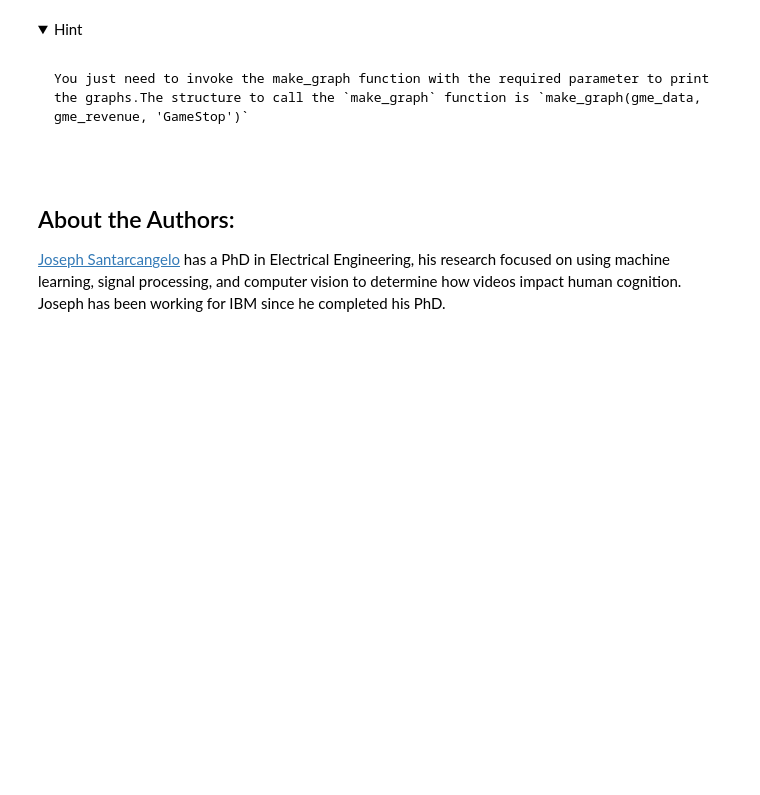
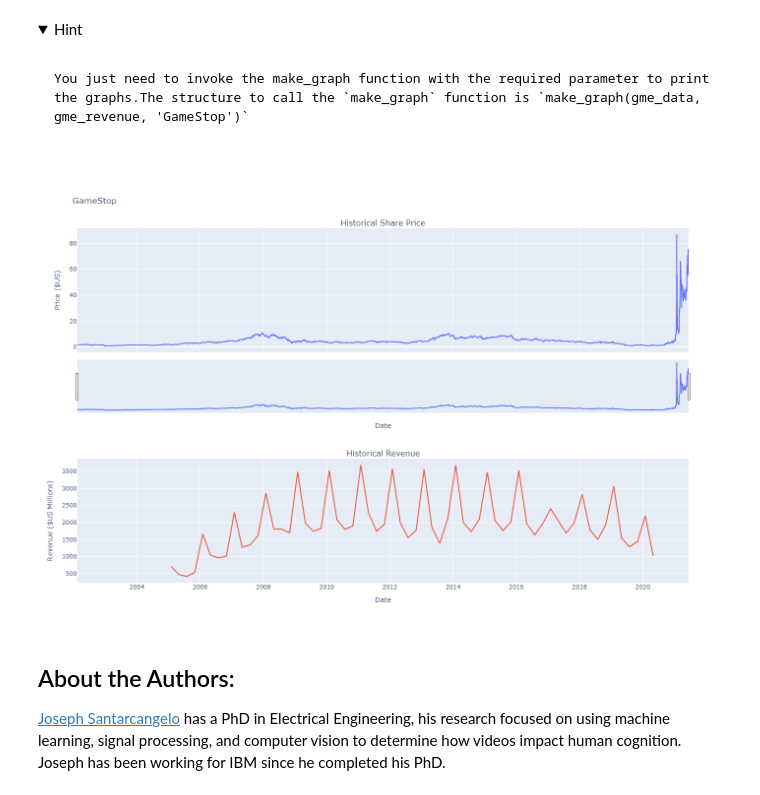
Before and after one commit to Jonathan-w05/FinalAsm1, a Jupyter notebook: Final Assignment.ipynb, the cells around one changed output. Drawn from its saved outputs; the diff is of its cells as text; code cells hidden in the pictures; folded sections open; blank space fills up the shorter version.

````diff
--- a/Final Assignment.ipynb
+++ b/Final Assignment.ipynb
@@ -294,6 +298,10 @@ You just need to invoke the make_graph function with the required parameter to p
 ```
 
 </details>
+# %%
+make_graph(gme_data, gme_revenue, 'GameStop')
+# %% [output]
+[figure, added]
 # %% [markdown]
 <h2>About the Authors:</h2>
 
````
Also changed, not shown: parts of 1 cell of this notebook.
